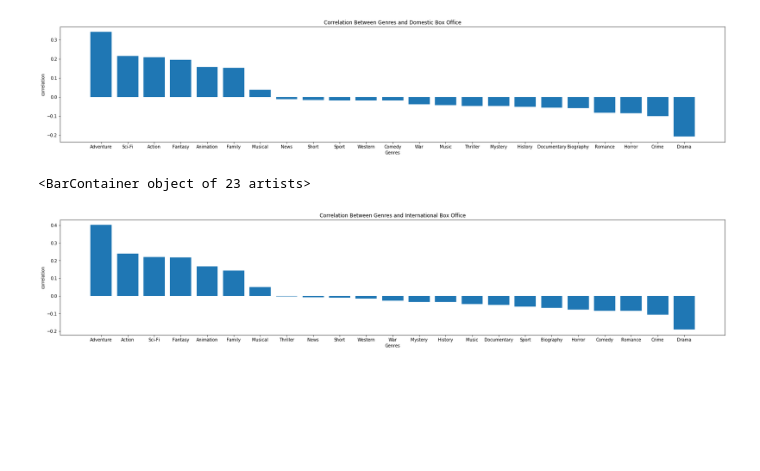
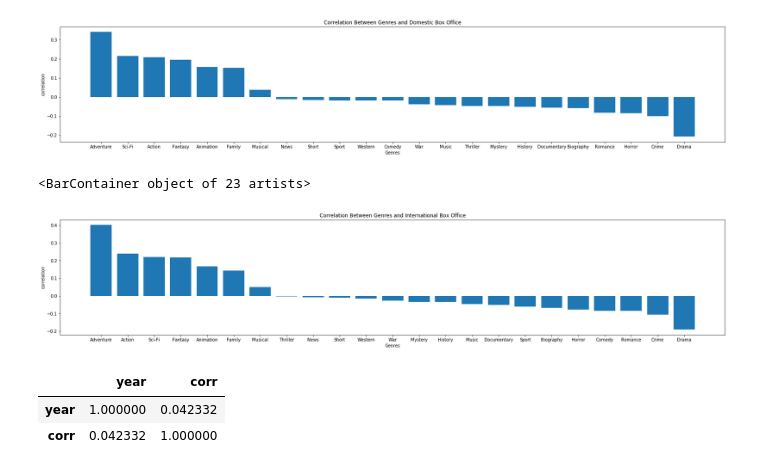
Before and after one commit to learn-co-students/dsc-mod-1-project-v2-1-nyc01-dtsc-ft-080320, a Jupyter notebook: eda.ipynb, the cells around one changed output. Saved outputs shown, nothing was run; the diff lists cells and outputs as text; code cells hidden in the pictures; blank space fills up the shorter version.

```diff
--- a/eda.ipynb
+++ b/eda.ipynb
@@ -109,6 +107,12 @@ ax.bar(corr_df.index,corr_df["international"])
 <BarContainer object of 23 artists>
 [figure]
 # %%
-#comedy_df = budget_df[budget_df["Comedy"] == 1].copy()
-#comedy_corr = comedy_df.groupby(["year"]).corr()
+comedy_df = budget_df[budget_df["Comedy"] == 1].copy()
+comedy_corr = comedy_df.groupby(["year"])[["budget","profit"]].corr().iloc[0::2,-1]#.corr()#[["profit"]]
 #comedy_corr = comedy_df.corr()[["budget","profit"]]
+comedy_corr = comedy_corr.dropna()#inplace=True)
+comedy_corr.index = [index[0] for index in comedy_corr.index]
+# %% [output]
+|  | year | corr |
+| year | 1.000000 | 0.042332 |
+| corr | 0.042332 | 1.000000 |
```
Also changed, not shown: parts of 9 cells of this notebook, 1 other file.
